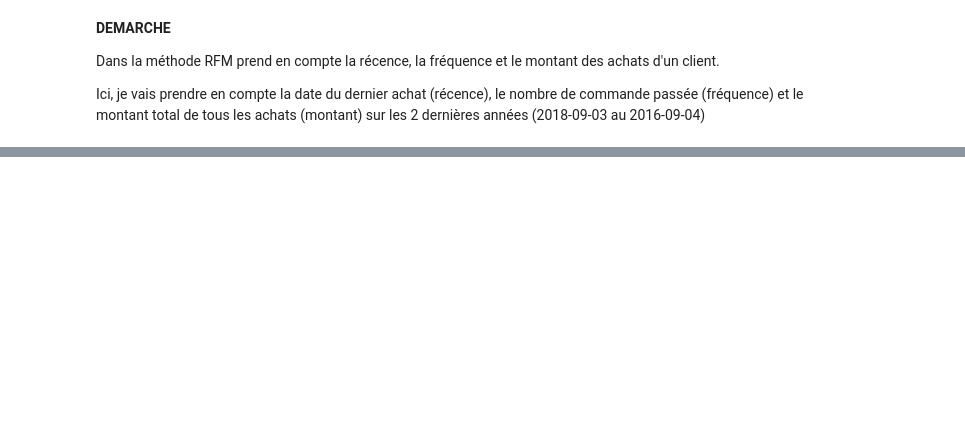
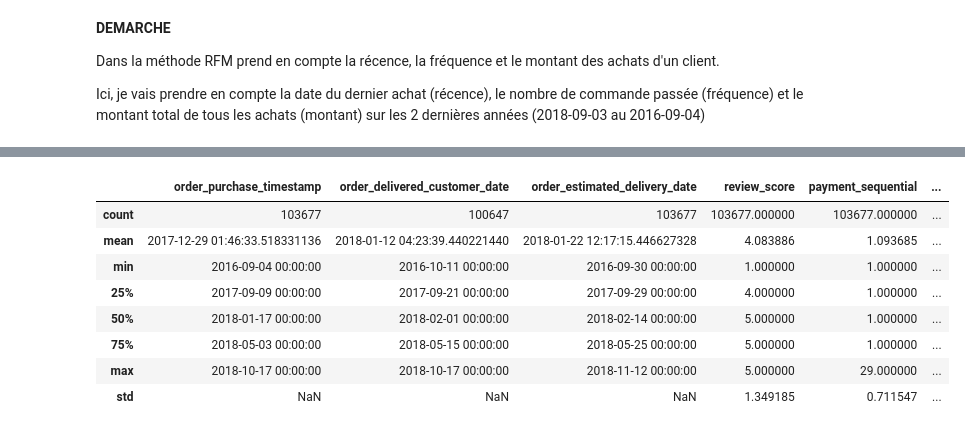
Before and after one commit to helenatong/oc_p5_Segmentez_des_clients_d_un_site_e-commerce, a Jupyter notebook: exploration.ipynb, the cells around one changed output, grey strips where cells are left out. Saved outputs shown, nothing was run; the diff lists cells and outputs as text; code cells hidden in the pictures; blank space fills up the shorter version.

```diff
--- a/exploration.ipynb
+++ b/exploration.ipynb
@@ -247,0 +342,13 @@ date de la première commande passée : 2016-09-04 21:15:19
+# %%
+df.describe()
+#il manque ? order_delivered_customer_date
+# %% [output]
+|  | order_purchase_timestamp | order_delivered_customer_date | order_estimated_delivery_date | review_score | payment_sequential | ... |
+| count | 103677 | 100647 | 103677 | 103677.000000 | 103677.000000 | ... |
+| mean | 2017-12-29 01:46:33.518331136 | 2018-01-12 04:23:39.440221440 | 2018-01-22 12:17:15.446627328 | 4.083886 | 1.093685 | ... |
+| min | 2016-09-04 00:00:00 | 2016-10-11 00:00:00 | 2016-09-30 00:00:00 | 1.000000 | 1.000000 | ... |
+| 25% | 2017-09-09 00:00:00 | 2017-09-21 00:00:00 | 2017-09-29 00:00:00 | 4.000000 | 1.000000 | ... |
+| 50% | 2018-01-17 00:00:00 | 2018-02-01 00:00:00 | 2018-02-14 00:00:00 | 5.000000 | 1.000000 | ... |
+| 75% | 2018-05-03 00:00:00 | 2018-05-15 00:00:00 | 2018-05-25 00:00:00 | 5.000000 | 1.000000 | ... |
+| max | 2018-10-17 00:00:00 | 2018-10-17 00:00:00 | 2018-11-12 00:00:00 | 5.000000 | 29.000000 | ... |
+| std | NaN | NaN | NaN | 1.349185 | 0.711547 | ... |
```
Also changed, not shown: parts of 23 cells of this notebook.
